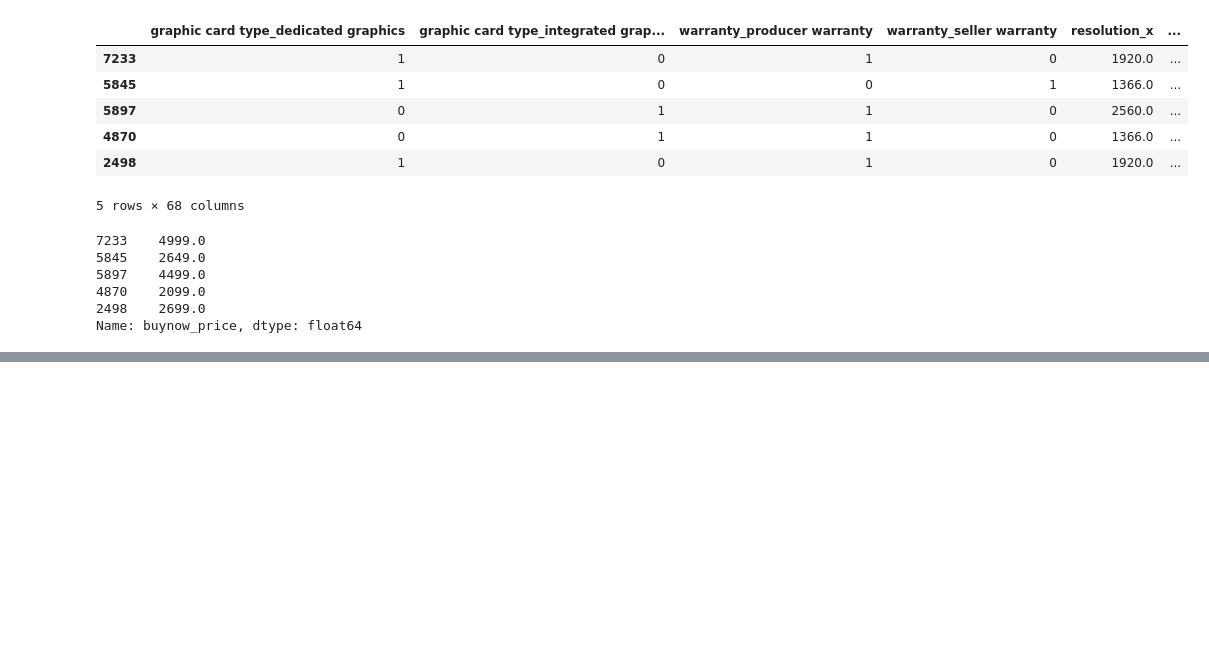
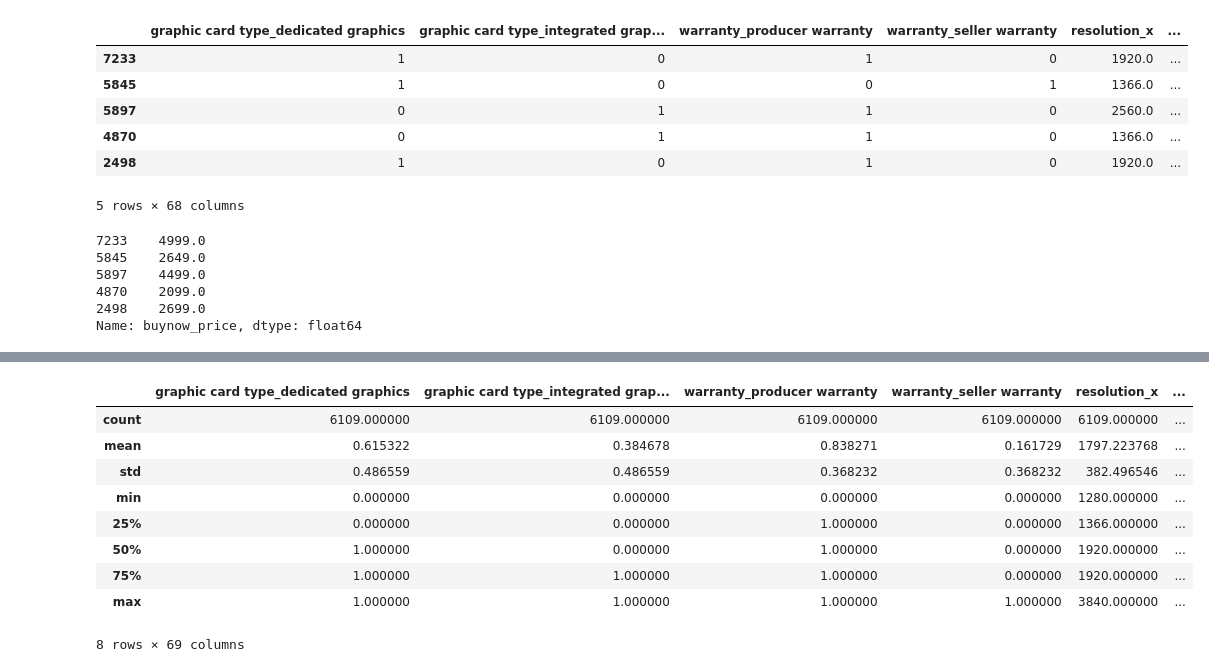
Before and after one commit to CHANDUKOLUSU/Laptop-Price-Prediction-using-ML-DL, a Jupyter notebook: Laptop Price Prediction.ipynb, the cells around one changed output, grey strips where cells are left out. Drawn from its saved outputs; the diff is of its cells as text; code cells hidden in the pictures; blank space fills up the shorter version.

```diff
--- a/Laptop Price Prediction.ipynb
+++ b/Laptop Price Prediction.ipynb
@@ -406,3 +438,6 @@ target_price.head()
 4870    2099.0
 2498    2699.0
 Name: buynow_price, dtype: float64
+# %%
+df_clean = pd.concat([new_df,target_price], axis=1)
+df_clean.head()
@@ -408,0 +474,13 @@ Name: buynow_price, dtype: float64
+# %%
+df_clean.describe()
+# %% [output]
+|  | graphic card type_dedicated graphics | graphic card type_integrated grap... | warranty_producer warranty | warranty_seller warranty | resolution_x | ... |
+| count | 6109.000000 | 6109.000000 | 6109.000000 | 6109.000000 | 6109.000000 | ... |
+| mean | 0.615322 | 0.384678 | 0.838271 | 0.161729 | 1797.223768 | ... |
+| std | 0.486559 | 0.486559 | 0.368232 | 0.368232 | 382.496546 | ... |
+| min | 0.000000 | 0.000000 | 0.000000 | 0.000000 | 1280.000000 | ... |
+| 25% | 0.000000 | 0.000000 | 1.000000 | 0.000000 | 1366.000000 | ... |
+| 50% | 1.000000 | 0.000000 | 1.000000 | 0.000000 | 1920.000000 | ... |
+| 75% | 1.000000 | 1.000000 | 1.000000 | 0.000000 | 1920.000000 | ... |
+| max | 1.000000 | 1.000000 | 1.000000 | 1.000000 | 3840.000000 | ... |
+8 rows × 69 columns
```
Also changed, not shown: parts of 29 cells of this notebook.
